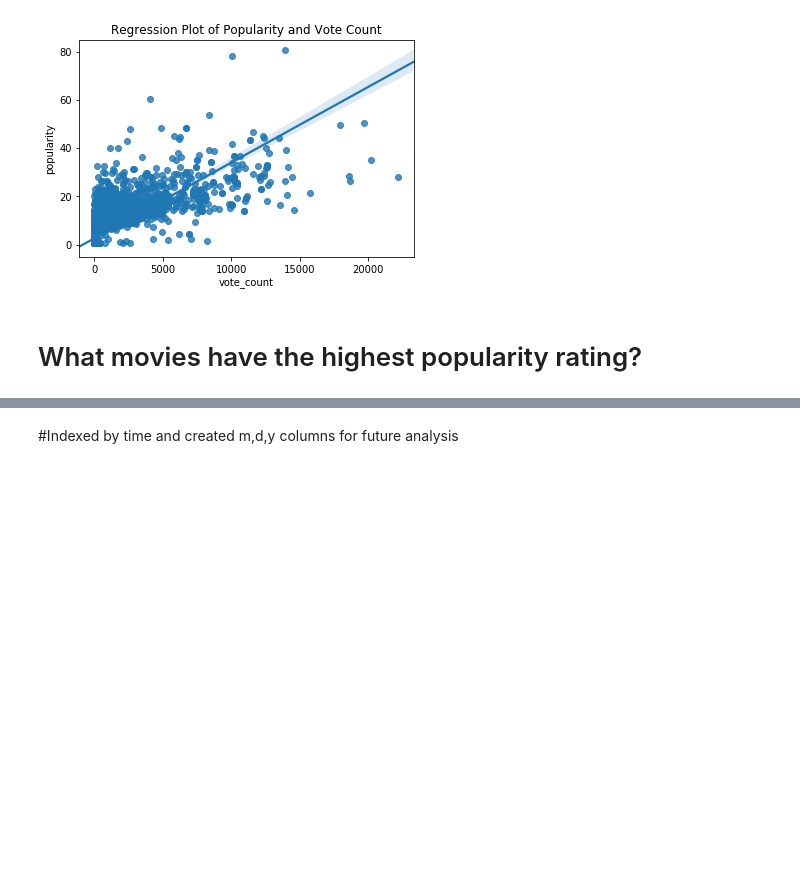
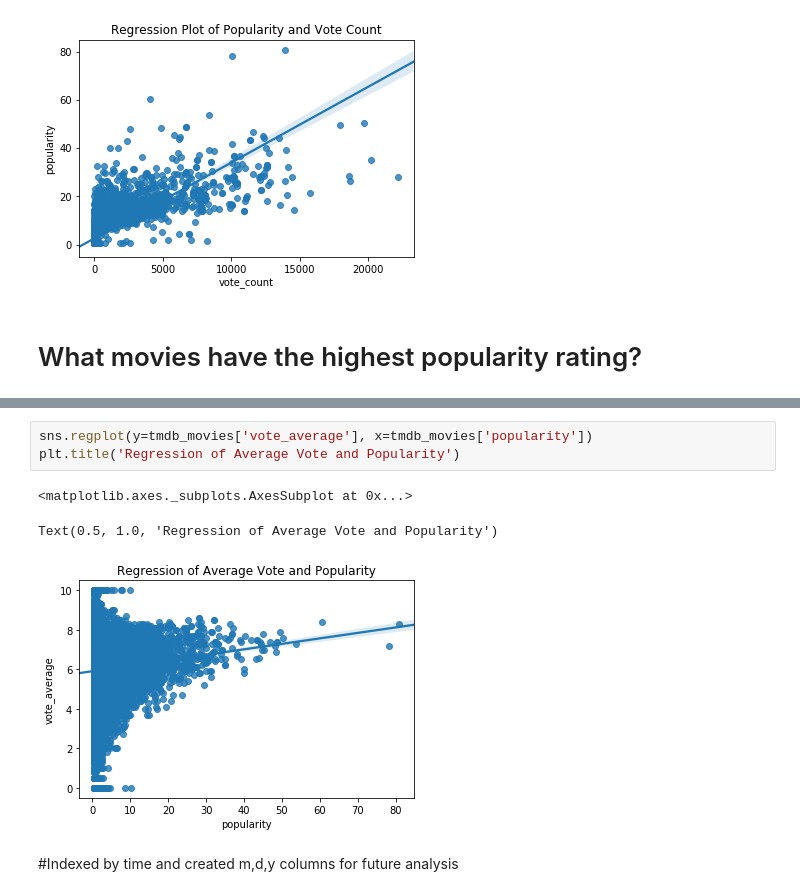
Before and after one commit to dapsavoie/dsc-mod-1-project-v2-1-online-ds-ft-120919, a Jupyter notebook: Studios_Reviews.ipynb, the cells around one changed output, grey strips where cells are left out. Saved outputs shown, nothing was run; the diff lists cells and outputs as text; blank space fills up the shorter version.

```diff
--- a/Studios_Reviews.ipynb
+++ b/Studios_Reviews.ipynb
@@ -415,6 +434,13 @@ tmdb_movies.nlargest(10, 'popularity') #10 most popular movies
 | 23813 | 23813 | [878, 28, 53] | 335984 | en | Blade Runner 2049 | 48.571 | 2017-10-06 | Blade Runner 2049 | ... |
 | 23814 | 23814 | [12] | 338952 | en | Fantastic Beasts: The Crimes of G... | 48.508 | 2018-11-16 | Fantastic Beasts: The Crimes of G... | ... |
 | 23815 | 23815 | [10751, 16, 35, 14, 12] | 404368 | en | Ralph Breaks the Internet | 48.057 | 2018-11-21 | Ralph Breaks the Internet | ... |
+# %%
+sns.regplot(y=tmdb_movies['vote_average'], x=tmdb_movies['popularity'])
+plt.title('Regression of Average Vote and Popularity')
+# %% [output]
+<matplotlib.axes._subplots.AxesSubplot at 0x...>
+Text(0.5, 1.0, 'Regression of Average Vote and Popularity')
+[figure, added]
 # %% [markdown]
 #Indexed by time and created m,d,y columns for future analysis
 # %% [markdown]
```
Also changed, not shown: parts of 5 cells of this notebook.
